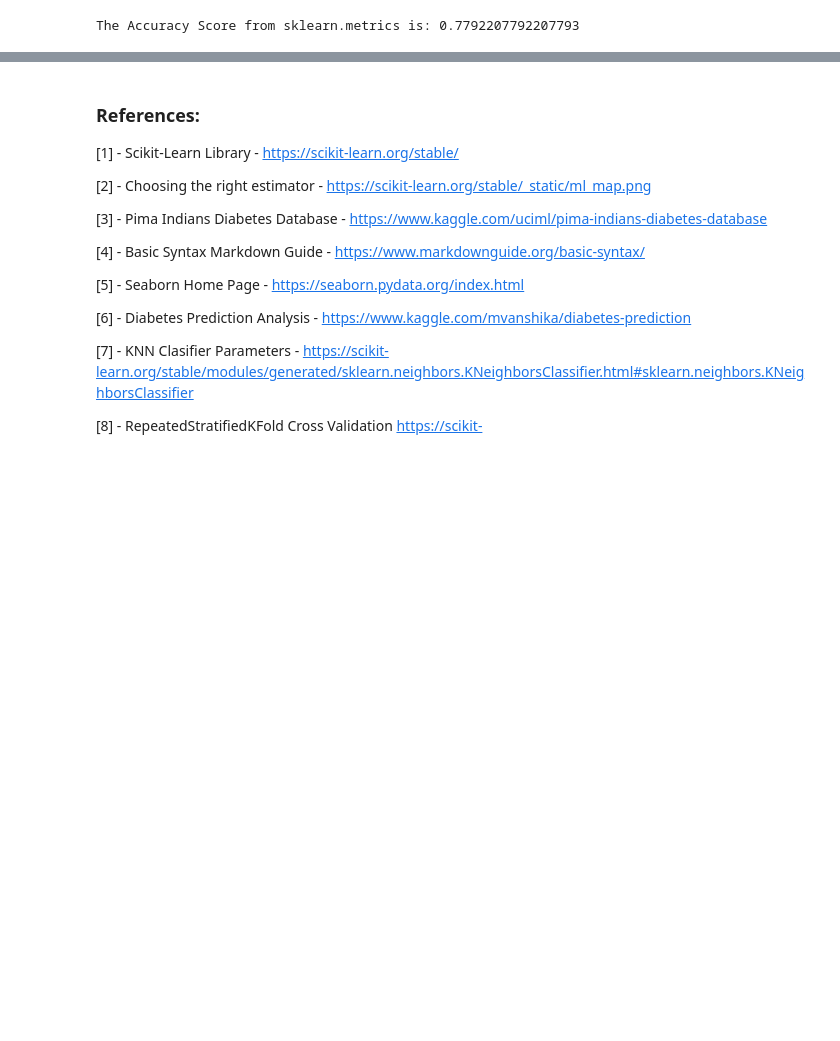
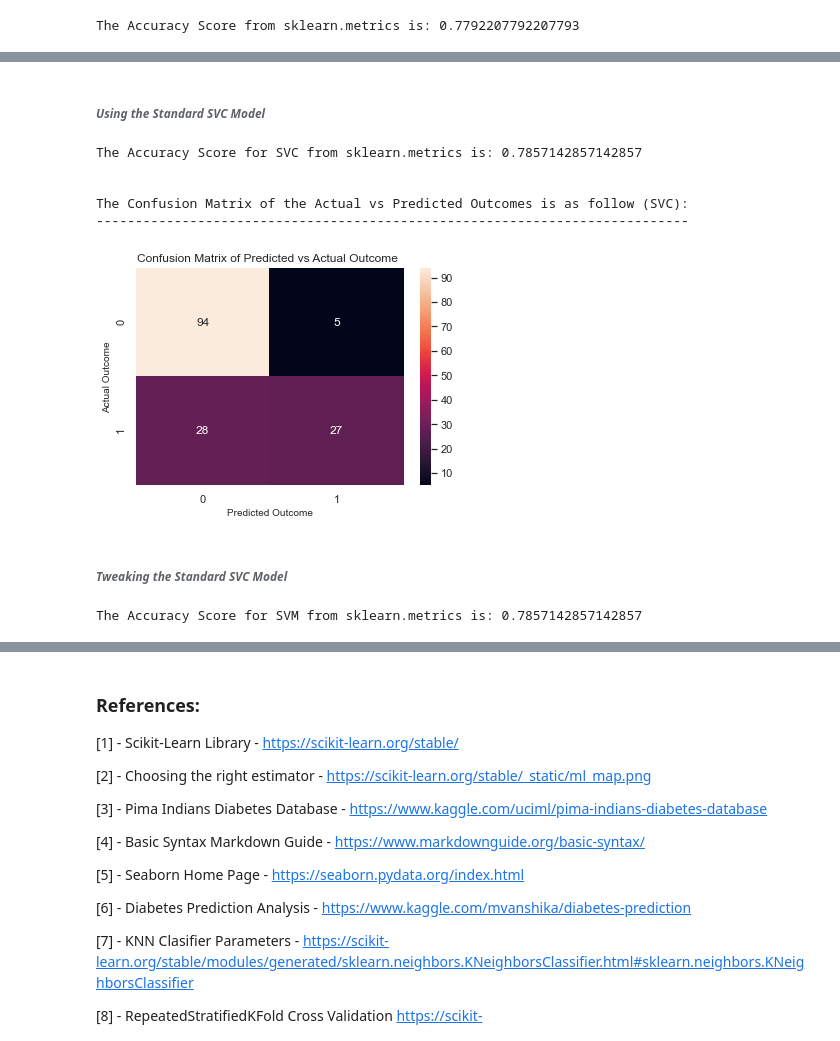
Before and after one commit to dssheldon/MLandStats-assignment-sds, a Jupyter notebook: scikit-learn.ipynb, the cells around one changed output, grey strips where cells are left out. Saved outputs shown, nothing was run; the diff lists cells and outputs as text; code cells hidden in the pictures; blank space fills up the shorter version.

Commit message:
Completed SVM and Decision Tree analysis with commentary and conclusions

```diff
--- a/scikit-learn.ipynb
+++ b/scikit-learn.ipynb
@@ -418,0 +433,73 @@ Next Steps:
+# %% [markdown]
+###### <i>Using the Standard SVC Model</i>
+# %%
+from sklearn import svm #https://scikit-learn.org/stable/modules/svm.html#classification
+
+# SVC Model
+svc = svm.SVC()
+svc.fit(X_train,y_train)
+predicted_svc = svc.predict(X_test)
+
+
+print('The Accuracy Score for SVC from sklearn.metrics is:',  accuracy_score(y_test,predicted_svc))
+print("\n")
+
+
+#Print the Confusion Matrix Heatmap
+#---------------------------------------
+print('The Confusion Matrix of the Actual vs Predicted Outcomes is as follow (SVC):')
+print('----------------------------------------------------------------------------')
+print()
+sns.heatmap(confusion_matrix(y_test,predicted_svc), annot=True)
+
+plt.rcParams["figure.figsize"] = (6,4)
+plt.title('Confusion Matrix of Predicted vs Actual Outcome ', fontsize = 12) # title with fontsize 20
+plt.xlabel('Predicted Outcome', fontsize = 10)
+plt.ylabel('Actual Outcome', fontsize = 10)
+plt.show()
+# %% [output]
+The Accuracy Score for SVC from sklearn.metrics is: 0.7857142857142857
+
+
+The Confusion Matrix of the Actual vs Predicted Outcomes is as follow (SVC):
+----------------------------------------------------------------------------
+[figure, added]
+# %% [markdown]
+###### <i>Tweaking the Standard SVC Model</i>
+# %%
+# Generate Parameters to tweak
+
+from sklearn import svm
+
+svc_para = svm.SVC()
+
+kernel = ['poly', 'rbf', 'sigmoid'] #Specifies the kernel used by the SVC model
+# https://medium.com/all-things-ai/in-depth-parameter-tuning-for-svc-758215394769
+C = [100, 10, 1.0, 0.1, 0.01] # SVC regularization parameter. It controls the trade off between smooth decision boundary and classifying the training points correctly.
+degree = [1, 2, 3] #degree for the polynomial kernel
+
+#convert the parameters to a dictionary for use in the sklearn optimum iteration functions
+parameters = dict(kernel=kernel, C=C, degree=degree)
+
+
+#Selecting the Cross Validator [8]
+## RepeatedStratifiedKFold repeats the cross-validation procedure multiple times and reports the mean result across all folds from all runs
+
+cv = RepeatedStratifiedKFold(n_splits=10, n_repeats=3, random_state=1) #setting the type and paramters of the cross validator
+
+
+# Grid Search (estimator is SVC, parameters are above, 1 job, cross validator as above and scored on accuracy) [9]
+grid_search = GridSearchCV(estimator=svc_para, param_grid=parameters, n_jobs=-1, cv=cv, scoring='accuracy',error_score=0)
+
+optimum_model = grid_search.fit(X_train,y_train)
+
+optimum_svc_para = optimum_model.predict(X_test)
+
+
+# Accuracy of the model
+# ---------------------------------------------
+
+print('The Accuracy Score for SVM from sklearn.metrics is:',  accuracy_score(y_test,optimum_svc_para))
+print("\n")
+# %% [output]
+The Accuracy Score for SVM from sklearn.metrics is: 0.7857142857142857
```
Also changed, not shown: parts of 12 cells of this notebook.
